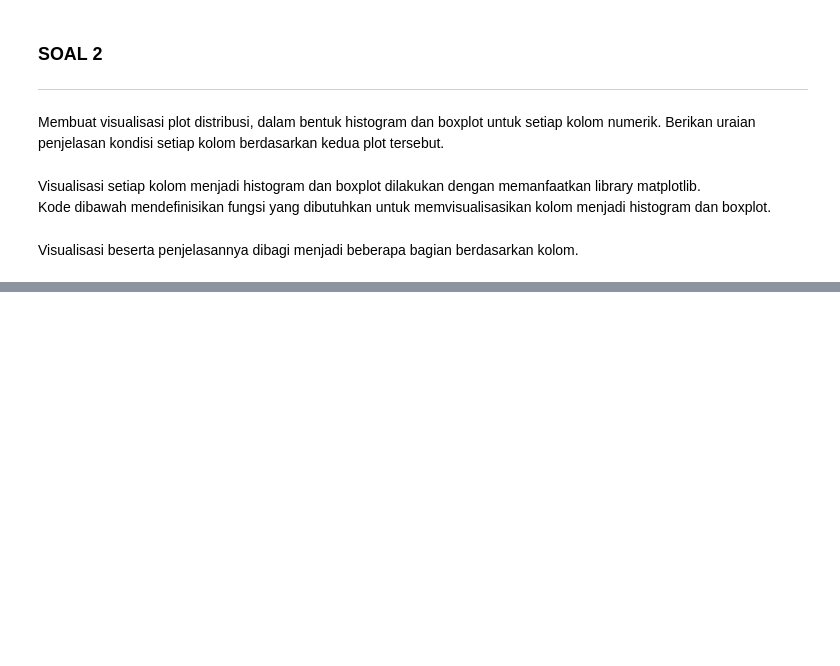
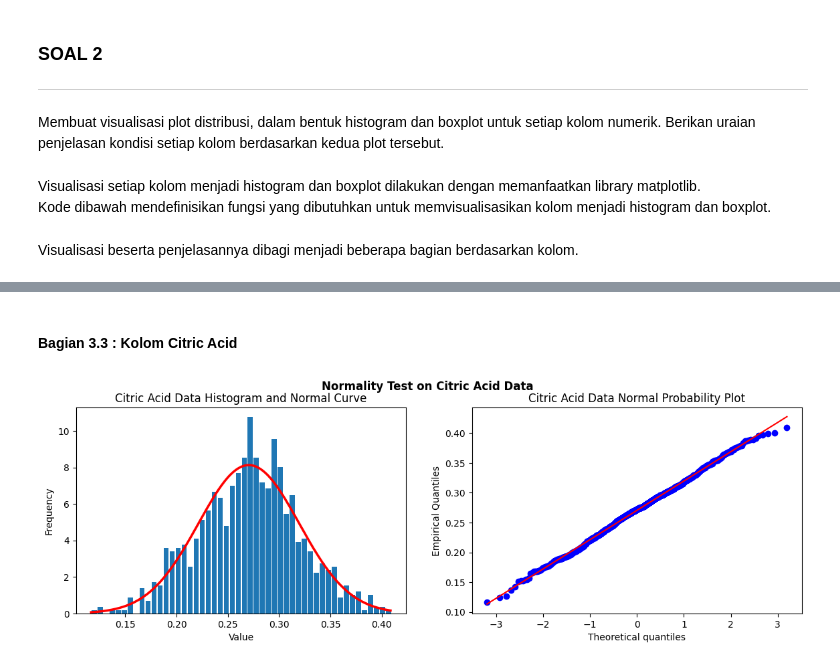
Before and after one commit to AustinPardosi/Tubes_Probstat, a Jupyter notebook: Tubes.ipynb, the cells around one changed output, grey strips where cells are left out. Drawn from its saved outputs; the diff is of its cells as text; code cells hidden in the pictures; blank space fills up the shorter version.

```diff
--- a/Tubes.ipynb
+++ b/Tubes.ipynb
@@ -202,0 +273,7 @@ vizualizePlot("Quality")
+# %% [markdown]
+#### Bagian 3.3 : Kolom Citric Acid
+# %%
+# Tes Normalitas Kolom Citric Acid
+normalityTest("Citric Acid")
+# %% [output]
+[figure, added]
```
Also changed, not shown: parts of 64 cells of this notebook.
